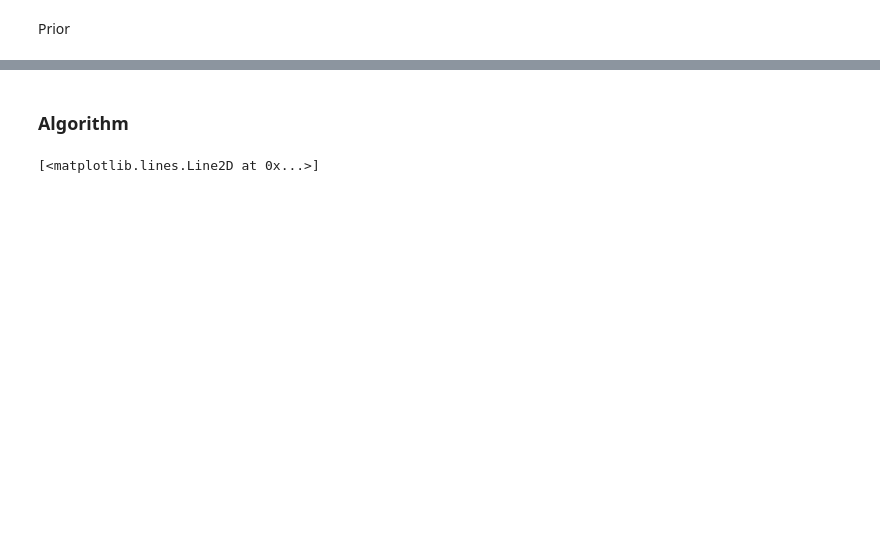
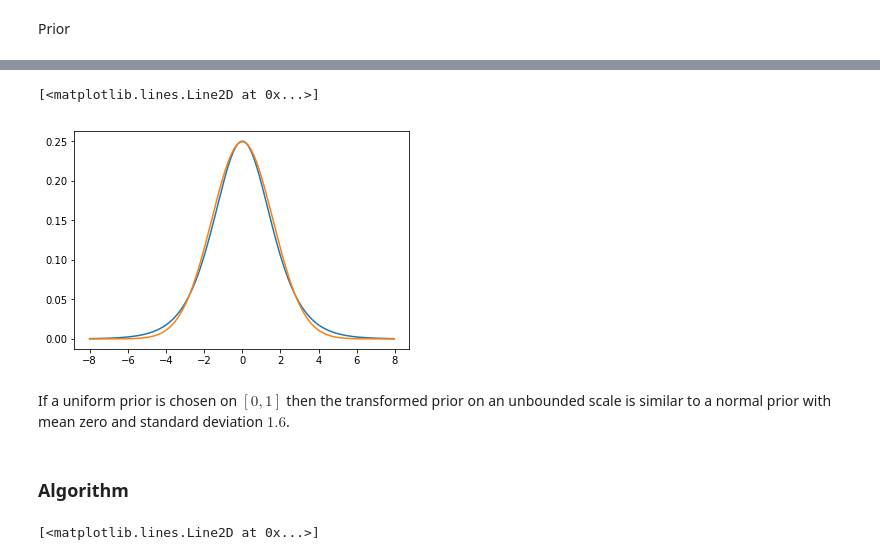
Before and after one commit to Cyianor/abc2018, a Jupyter notebook: project/ep_abc.ipynb, the cells around one changed output, grey strips where cells are left out. Drawn from its saved outputs; the diff is of its cells as text; code cells hidden in the pictures; blank space fills up the shorter version.

```diff
--- a/project/ep_abc.ipynb
+++ b/project/ep_abc.ipynb
@@ -40,3 +48,14 @@ plt.plot(xs, ys);
+# %%
+xs = np.arange(-8., 8., 5e-2)
+ys = stats.uniform(0., 1.).pdf(1. / (1. + np.exp(-xs))) * \
+    1. / (1. + np.exp(-xs)) * (1 - 1. / (1. + np.exp(-xs)))
+plt.plot(xs, ys);
+plt.plot(xs, stats.norm(0, 1.6).pdf(xs))
+# %% [output]
+[<matplotlib.lines.Line2D at 0x...>]
+[figure, added]
+# %% [markdown]
+If a uniform prior is chosen on $[0, 1]$ then the transformed prior on an unbounded scale is similar to a normal prior with mean zero and standard deviation $1.6$.
 # %% [markdown]
 ### Algorithm
 # %%
```
Also changed, not shown: parts of 9 cells of this notebook, 4 other files.
